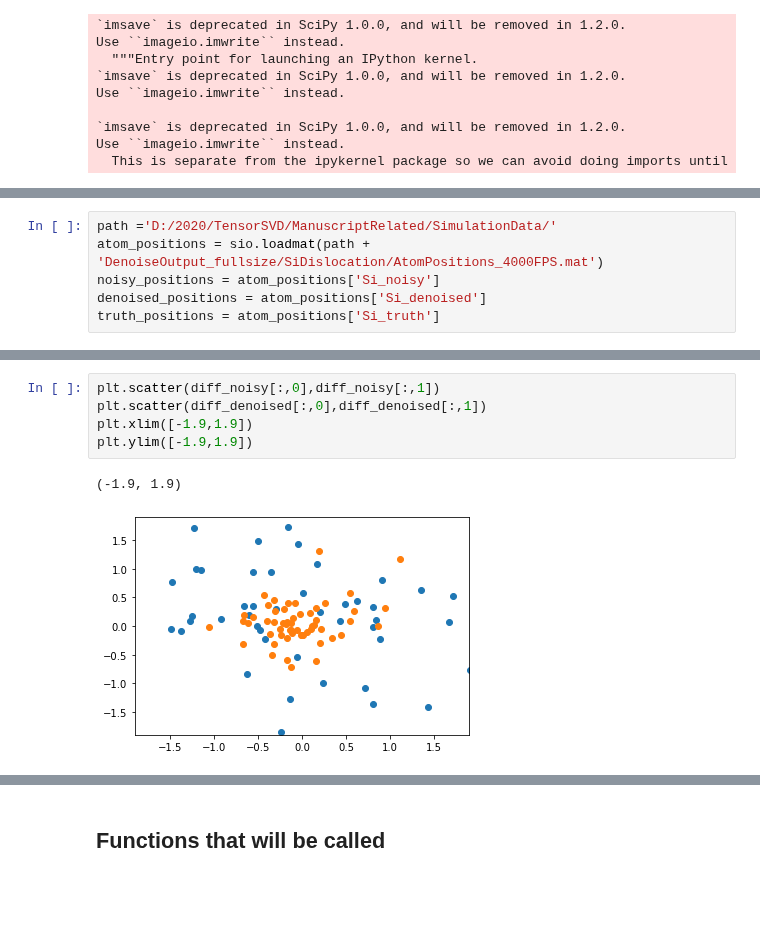
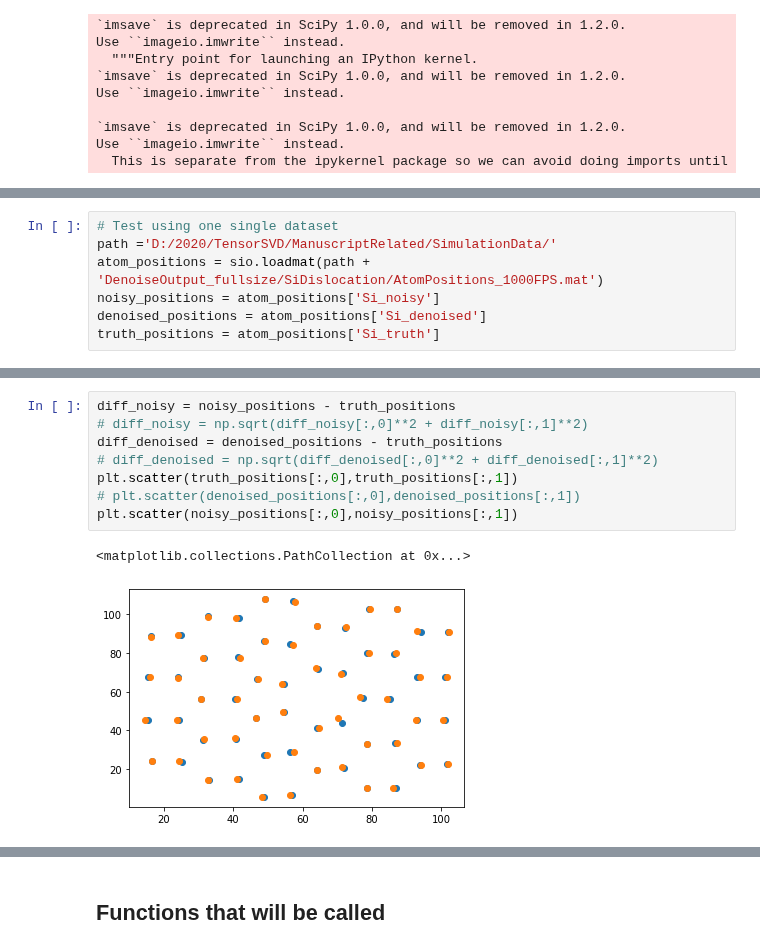
Before and after one commit to CY-Zhang/PyProcessingCodes, a Jupyter notebook: TensorDenoise/VisulizeResults_AtomDisplacement.ipynb, the cells around one changed output, grey strips where cells are left out. Drawn from its saved outputs; the diff is of its cells as text; blank space fills up the shorter version.

```diff
--- a/TensorDenoise/AtomDisplacement_SiDisl.ipynb
+++ b/TensorDenoise/VisulizeResults_AtomDisplacement.ipynb
@@ -84,8 +179,9 @@ The fitting of the Si dumbbells need to fit each dumbbell to a sum of two Gaussi
 <br>Under each set of AtomPositions.mat file, there is a total three variables saving the fitted atom positions of noisy image, denoised image, and ground truth.
 Within each variable, the first column contains the x coordinates and the second column contains the y coordinates.
 # %%
+# Test using one single dataset
 path ='D:/2020/TensorSVD/ManuscriptRelated/SimulationData/'
-atom_positions = sio.loadmat(path + 'DenoiseOutput_fullsize/SiDislocation/AtomPositions_4000FPS.mat')
+atom_positions = sio.loadmat(path + 'DenoiseOutput_fullsize/SiDislocation/AtomPositions_1000FPS.mat')
 noisy_positions = atom_positions['Si_noisy']
 denoised_positions = atom_positions['Si_denoised']
 truth_positions = atom_positions['Si_truth']
@@ -99,8 +188,11 @@ plt.scatter(truth_positions[:,0],truth_positions[:,1])
-# %%
-plt.scatter(diff_noisy[:,0],diff_noisy[:,1])
-plt.scatter(diff_denoised[:,0],diff_denoised[:,1])
-plt.xlim([-1.9,1.9])
-plt.ylim([-1.9,1.9])
-# %% [output]
-(-1.9, 1.9)
-[figure, removed]
+# %%
+diff_noisy = noisy_positions - truth_positions
+# diff_noisy = np.sqrt(diff_noisy[:,0]**2 + diff_noisy[:,1]**2)
+diff_denoised = denoised_positions - truth_positions
+# diff_denoised = np.sqrt(diff_denoised[:,0]**2 + diff_denoised[:,1]**2)
+plt.scatter(truth_positions[:,0],truth_positions[:,1])
+# plt.scatter(denoised_positions[:,0],denoised_positions[:,1])
+plt.scatter(noisy_positions[:,0],noisy_positions[:,1])
+# %% [output]
+<matplotlib.collections.PathCollection at 0x...>
+[figure, added]
```
Also changed, not shown: parts of 12 cells of this notebook, 1 other file.
